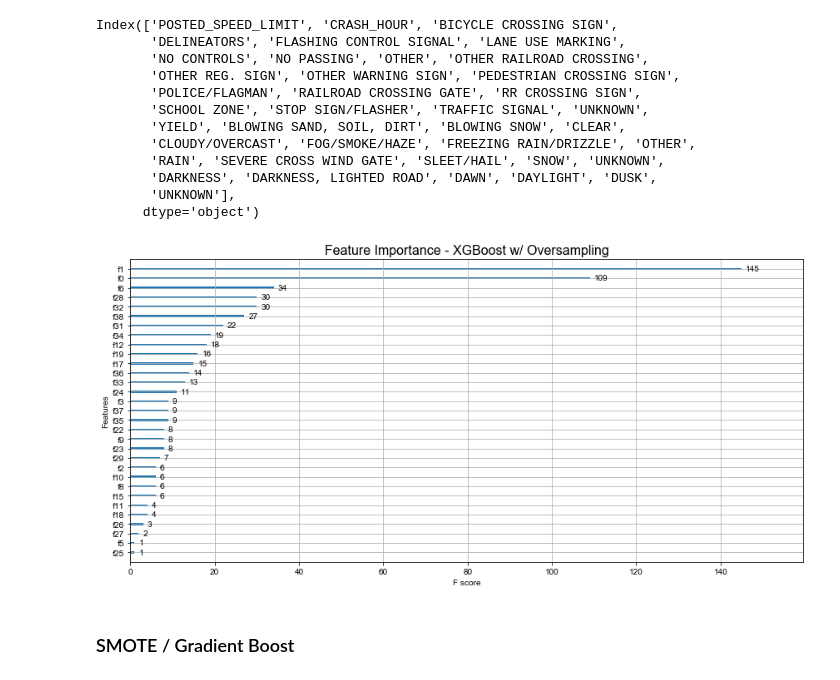
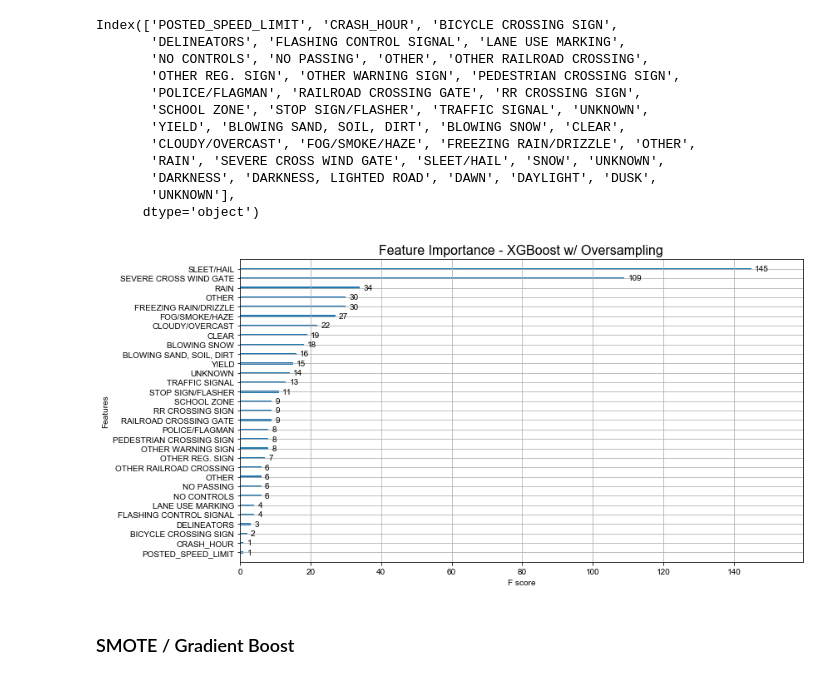
Before and after one commit to Morgan-Sell/chi-traffic-accidents, a Jupyter notebook: chi-transport-v2.ipynb, the cells around one changed output. Drawn from its saved outputs; the diff is of its cells as text; code cells hidden in the pictures.

```diff
--- a/chi-transport-v2.ipynb
+++ b/chi-transport-v2.ipynb
@@ -375,11 +379,13 @@ Index(['CRASH_RECORD_ID', 'RD_NO', 'CRASH_DATE_EST_I', 'CRASH_DATE',
 ---
 ## Managing Data Imbalance
 # %%
+# Excluded "after-the-fact" features, e.g. DAMAGE($), DOORING_I
+# Omitted geospatial data, SEC_CONTRIBUTORY_CAUSE, LANE_CNT.
 accidents2 = accidents[['CRASH_RECORD_ID', 'RD_NO', 'POSTED_SPEED_LIMIT', 'TRAFFIC_CONTROL_DEVICE', 'DEVICE_CONDITION',
                         'WEATHER_CONDITION', 'LIGHTING_CONDITION', 'FIRST_CRASH_TYPE', 'TRAFFICWAY_TYPE', 'LANE_CNT',
                         'ALIGNMENT','ROADWAY_SURFACE_COND','ROAD_DEFECT', 'REPORT_TYPE', 'CRASH_TYPE',
-                        'INTERSECTION_RELATED_I', 'NOT_RIGHT_OF_WAY_I', 'HIT_AND_RUN_I', 'DAMAGE',
-                        'PRIM_CONTRIBUTORY_CAUSE', 'SEC_CONTRIBUTORY_CAUSE', 'STREET_NO', 'STREET_DIRECTION',
-                        'STREET_NAME', 'BEAT_OF_OCCURRENCE', 'DOORING_I', 'WORK_ZONE_I', 'WORK_ZONE_TYPE',
+                        'INTERSECTION_RELATED_I', 'NOT_RIGHT_OF_WAY_I',
+                        'PRIM_CONTRIBUTORY_CAUSE', 'STREET_NO', 'STREET_DIRECTION',
+                        'STREET_NAME', 'BEAT_OF_OCCURRENCE', 'WORK_ZONE_I', 'WORK_ZONE_TYPE',
                         'WORKERS_PRESENT_I', 'NUM_UNITS', 'CRASH_HOUR', 'CRASH_DAY_OF_WEEK', 'CRASH_MONTH',
-                        'LATITUDE', 'LONGITUDE', 'LOCATION', 'crash_date', 'crash_year','fatal_incap']].copy()
+                        'crash_date', 'crash_year','fatal_incap']].copy()
@@ -453,12 +502,12 @@ Index(['POSTED_SPEED_LIMIT', 'CRASH_HOUR', 'BICYCLE CROSSING SIGN',
 # %%
 #plt.figure(figsize=(12,6))
 #plot_importance(xgboost_scld)
 
 plt.rcParams['figure.figsize'] = (12,6)
-plot_importance(xgboost_scld)
+plot_importance(xgboost_scld).set_yticklabels(X_1_dum.columns)
 plt.title("Feature Importance - XGBoost w/ Oversampling", fontsize=16)
 plt.tight_layout();
 # %% [output]
-[figure, old version]
+[figure, new version]
 # %% [markdown]
 ### SMOTE / Gradient Boost
```
Also changed, not shown: parts of 13 cells of this notebook.
